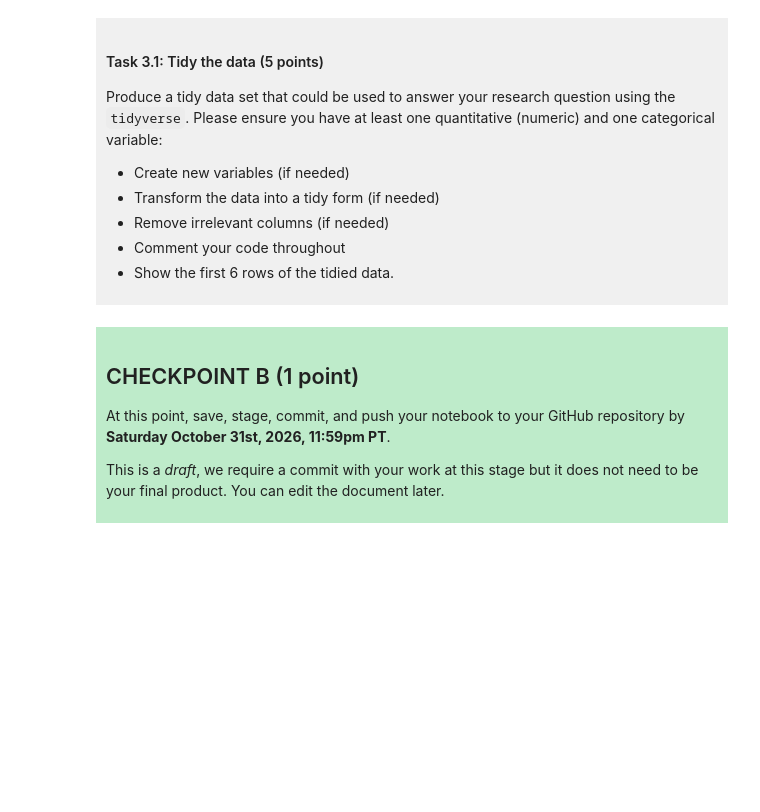
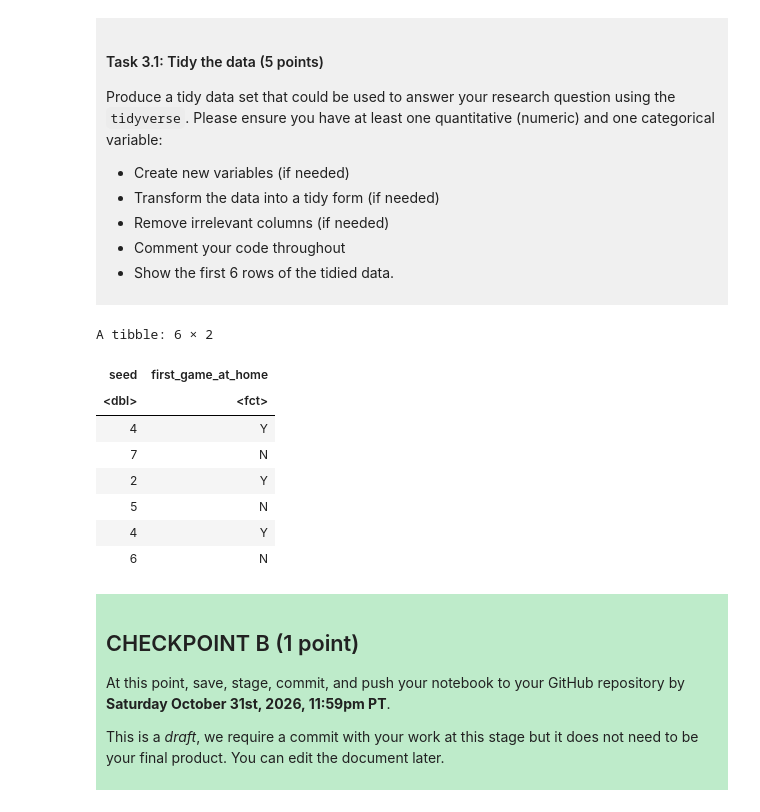
Before and after one commit to Owen7780/dsci-100-project-Owen-Xu, a Jupyter notebook: dsci-100-project-notebook.ipynb, the cells around one changed output. Drawn from its saved outputs; the diff is of its cells as text; code cells hidden in the pictures; blank space fills up the shorter version.

```diff
--- a/dsci-100-project-notebook.ipynb
+++ b/dsci-100-project-notebook.ipynb
@@ -189,7 +208,21 @@ Produce a tidy data set that could be used to answer your research question usin
 
 </div>
 # %%
-### EDIT THIS CODE CELL ###
+wmm_tidy <- wmm |>
+select(seed,first_game_at_home) |> #keep the columns that are relevant
+filter(seed > 0) |> #remove seed 0 because it is not a real seed
+mutate(first_game_at_home = as.factor(first_game_at_home)) #make the response from character to factor
+head(wmm_tidy, 6) #show the first six rows
+# %% [output]
+A tibble: 6 × 2
+| seed | first_game_at_home |
+| <dbl> | <fct> |
+| 4 | Y |
+| 7 | N |
+| 2 | Y |
+| 5 | N |
+| 4 | Y |
+| 6 | N |
 # %% [markdown]
 <div style="background-color: #beebca; padding: 10px;">
 
```
Also changed, not shown: parts of 3 cells of this notebook.
